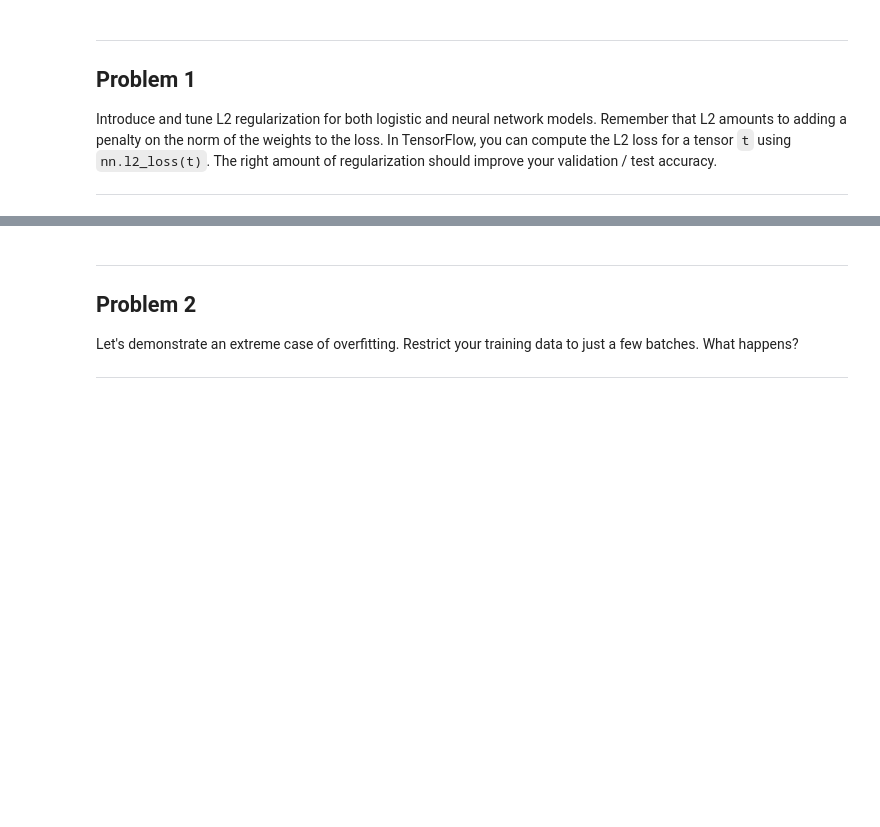
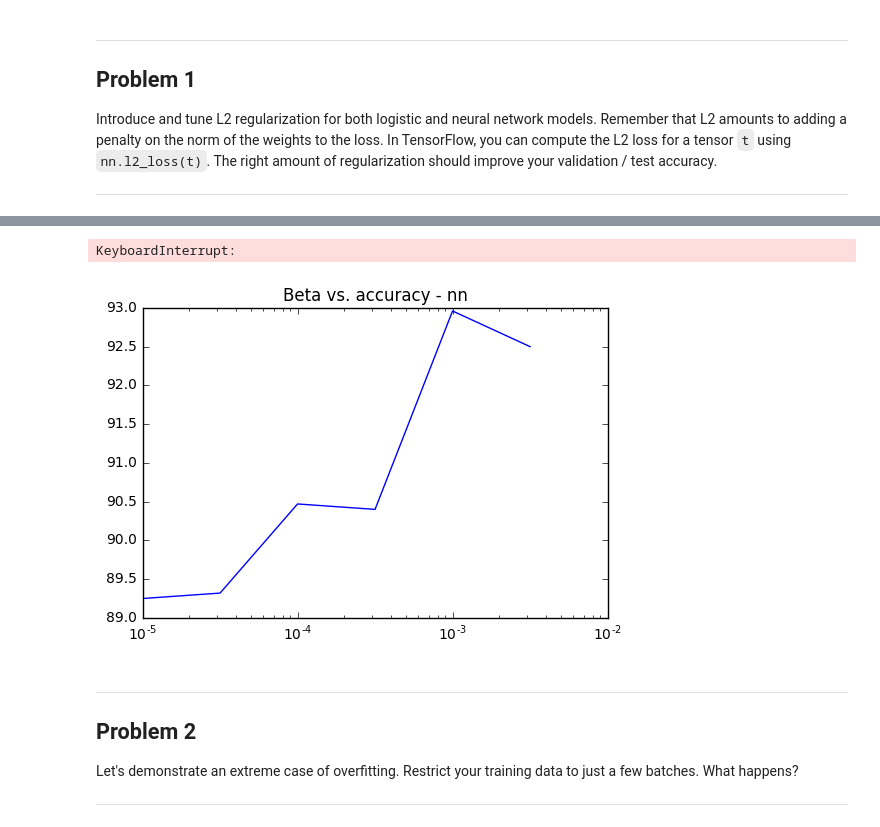
Before and after one commit to nneubarth/udacity_deep_learning, a Jupyter notebook: 3_regularization.ipynb, the cells around one changed output, grey strips where cells are left out. Saved outputs shown, nothing was run; the diff lists cells and outputs as text; code cells hidden in the pictures; blank space fills up the shorter version.

```diff
--- a/3_regularization.ipynb
+++ b/3_regularization.ipynb
@@ -284,3 +306,36 @@ Test accuracy: 93.0%
+# %%
+betas = [pow(10, i) for i in np.arange(-5, 0, 0.5)]
+accuracies = []
+num_steps = 3001
+
+for beta_test in betas:
+    with tf.Session(graph=graph) as session:
+        tf.initialize_all_variables().run()
+
+        for step in range(num_steps):
+    # Pick an offset within the training data, which has been randomized.
+    # Note: we could use better randomization across epochs.
+            offset = (step * batch_size) % (train_labels.shape[0] - batch_size)
+
+    # Generate a minibatch.
+            batch_data = train_dataset[offset:(offset + batch_size), :]
+            batch_labels = train_labels[offset:(offset + batch_size), :]
+    # Prepare a dictionary telling the session where to feed the minibatch.
+    # The key of the dictionary is the placeholder node of the graph to be fed,
+    # and the value is the numpy array to feed to it.
+            feed_dict = {tf_train_dataset : batch_data, tf_train_labels : batch_labels, beta_nn: beta_test}
+            _, l, predictions = session.run(
+              [optimizer, loss, train_prediction], feed_dict=feed_dict)
+        accuracies.append(accuracy(test_prediction.eval(),test_labels))
+# %% [output]
+KeyboardInterrupt:
+# %%
+import matplotlib.pyplot as plt
+plt.semilogx(betas[:len(accuracies)], accuracies)
+plt.title('Beta vs. accuracy - nn')
+plt.show()
+# %% [output]
+[figure, added]
 # %% [markdown]
 ---
 Problem 2
```
Also changed, not shown: parts of 5 cells of this notebook.
